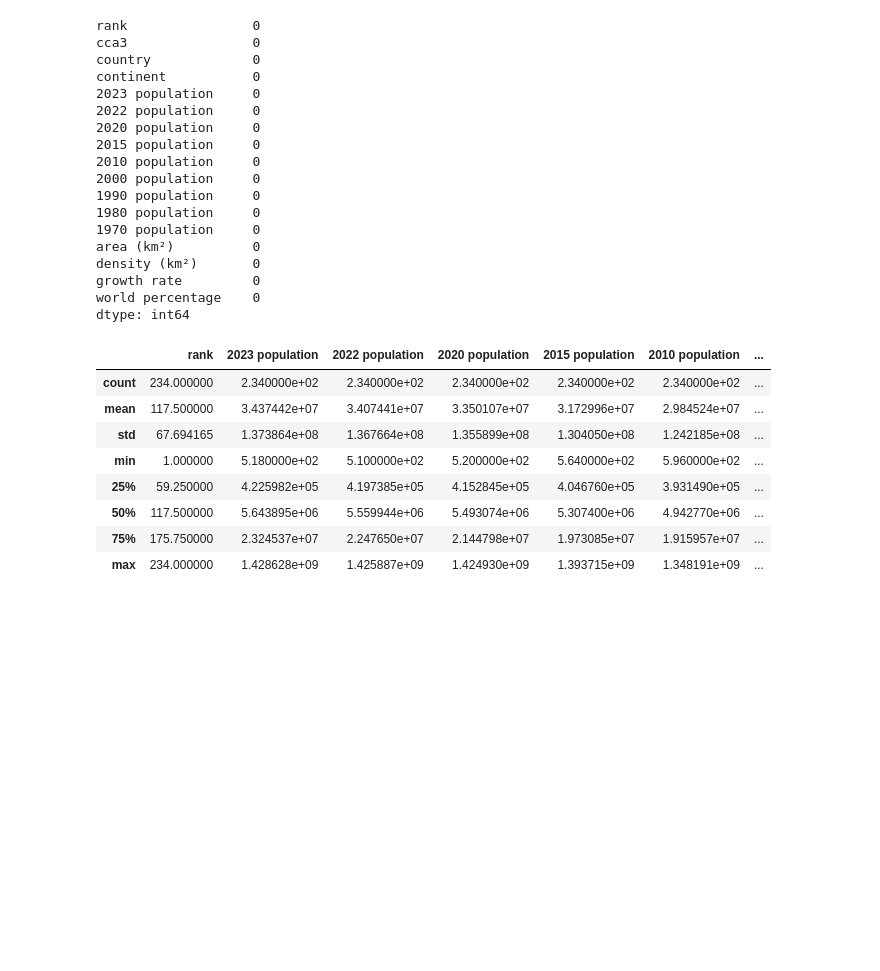
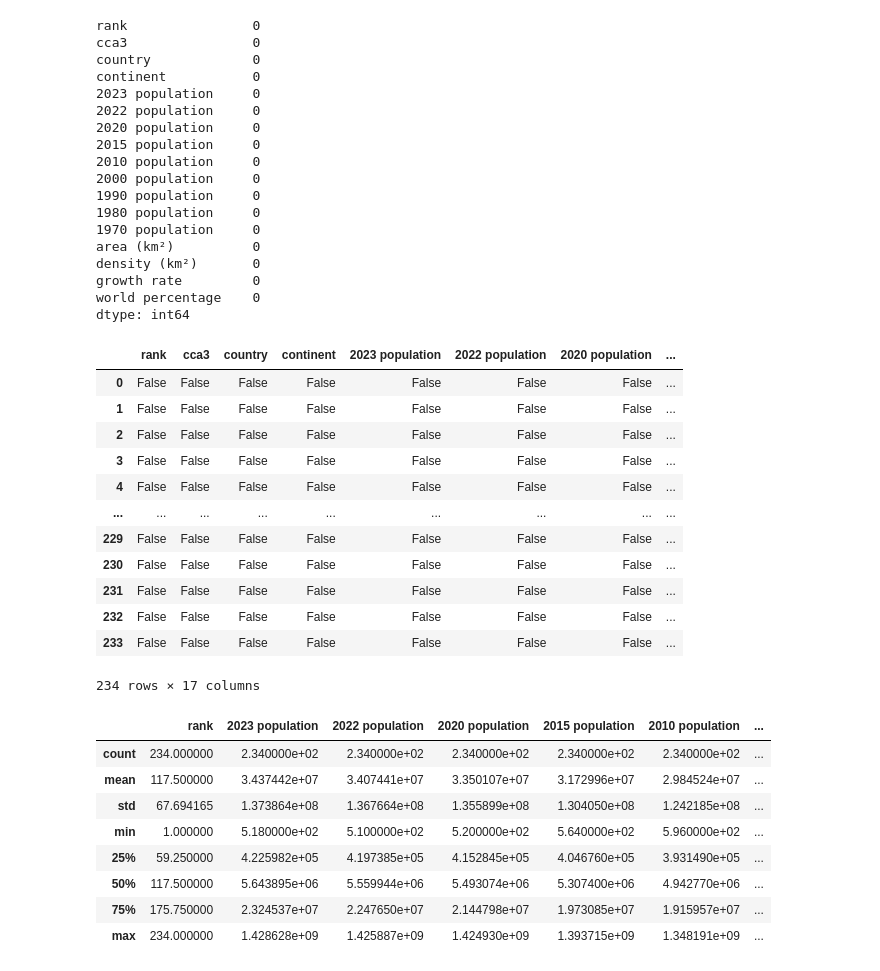
Before and after one commit to Adhim-IT/world-population-data-data-science, a Jupyter notebook: pts_s2.ipynb, the cells around one changed output. Saved outputs shown, nothing was run; the diff lists cells and outputs as text; code cells hidden in the pictures; blank space fills up the shorter version.

```diff
--- a/pts_s2.ipynb
+++ b/pts_s2.ipynb
@@ -87,6 +87,22 @@ density (km²)       0
 growth rate         0
 world percentage    0
 dtype: int64
+# %%
+df.isnull() #
+# %% [output]
+|  | rank | cca3 | country | continent | 2023 population | 2022 population | 2020 population | ... |
+| 0 | False | False | False | False | False | False | False | ... |
+| 1 | False | False | False | False | False | False | False | ... |
+| 2 | False | False | False | False | False | False | False | ... |
+| 3 | False | False | False | False | False | False | False | ... |
+| 4 | False | False | False | False | False | False | False | ... |
+| ... | ... | ... | ... | ... | ... | ... | ... | ... |
+| 229 | False | False | False | False | False | False | False | ... |
+| 230 | False | False | False | False | False | False | False | ... |
+| 231 | False | False | False | False | False | False | False | ... |
+| 232 | False | False | False | False | False | False | False | ... |
+| 233 | False | False | False | False | False | False | False | ... |
+234 rows × 17 columns
 # %%
 df.describe() #memberikan ringkasan statistik deskriptif untuk kolom-kolom numerik
 # %% [output]
```
Also changed, not shown: parts of 3 cells of this notebook.
